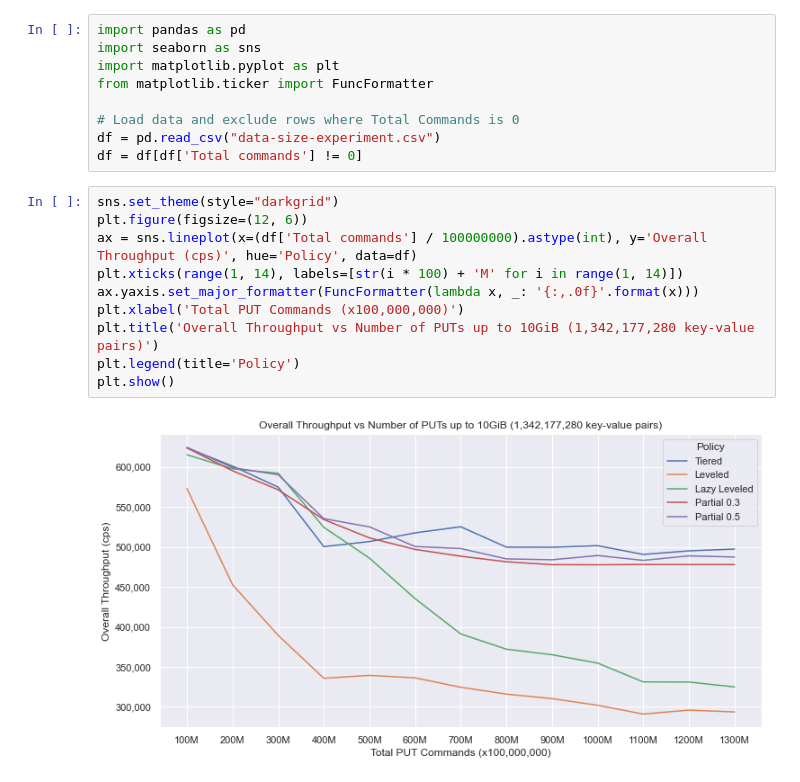
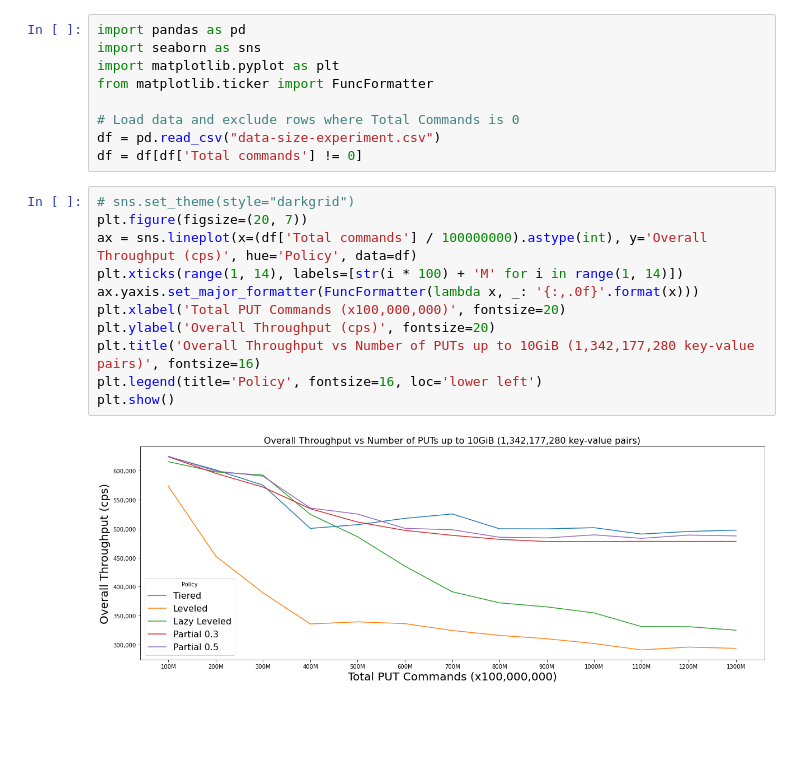
Before and after one commit to iankelk/lsm-tree, a Jupyter notebook: jupyter/Data Size Experiment.ipynb, the cells around one changed output. Saved outputs shown, nothing was run; the diff lists cells and outputs as text; blank space fills up the shorter version.

```diff
--- a/jupyter/Data Size Experiment.ipynb
+++ b/jupyter/Data Size Experiment.ipynb
@@ -8,17 +8,18 @@ from matplotlib.ticker import FuncFormatter
 df = pd.read_csv("data-size-experiment.csv")
 df = df[df['Total commands'] != 0]
 # %%
-sns.set_theme(style="darkgrid")
-plt.figure(figsize=(12, 6))
+# sns.set_theme(style="darkgrid")
+plt.figure(figsize=(20, 7))
 ax = sns.lineplot(x=(df['Total commands'] / 100000000).astype(int), y='Overall Throughput (cps)', hue='Policy', data=df)
 plt.xticks(range(1, 14), labels=[str(i * 100) + 'M' for i in range(1, 14)])
 ax.yaxis.set_major_formatter(FuncFormatter(lambda x, _: '{:,.0f}'.format(x)))
-plt.xlabel('Total PUT Commands (x100,000,000)')
-plt.title('Overall Throughput vs Number of PUTs up to 10GiB (1,342,177,280 key-value pairs)')
-plt.legend(title='Policy')
+plt.xlabel('Total PUT Commands (x100,000,000)', fontsize=20)
+plt.ylabel('Overall Throughput (cps)', fontsize=20)
+plt.title('Overall Throughput vs Number of PUTs up to 10GiB (1,342,177,280 key-value pairs)', fontsize=16)
+plt.legend(title='Policy', fontsize=16, loc='lower left')
 plt.show()
 # %% [output]
-[figure, old version]
+[figure, new version]
 # %%
 plt.figure(figsize=(12, 6))
 ax = sns.lineplot(x=(df['Total commands'] / 100000000).astype(int), y='Throughput (cps)', hue='Policy', data=df)
```
Also changed, not shown: parts of 4 cells of this notebook, 11 other files.
